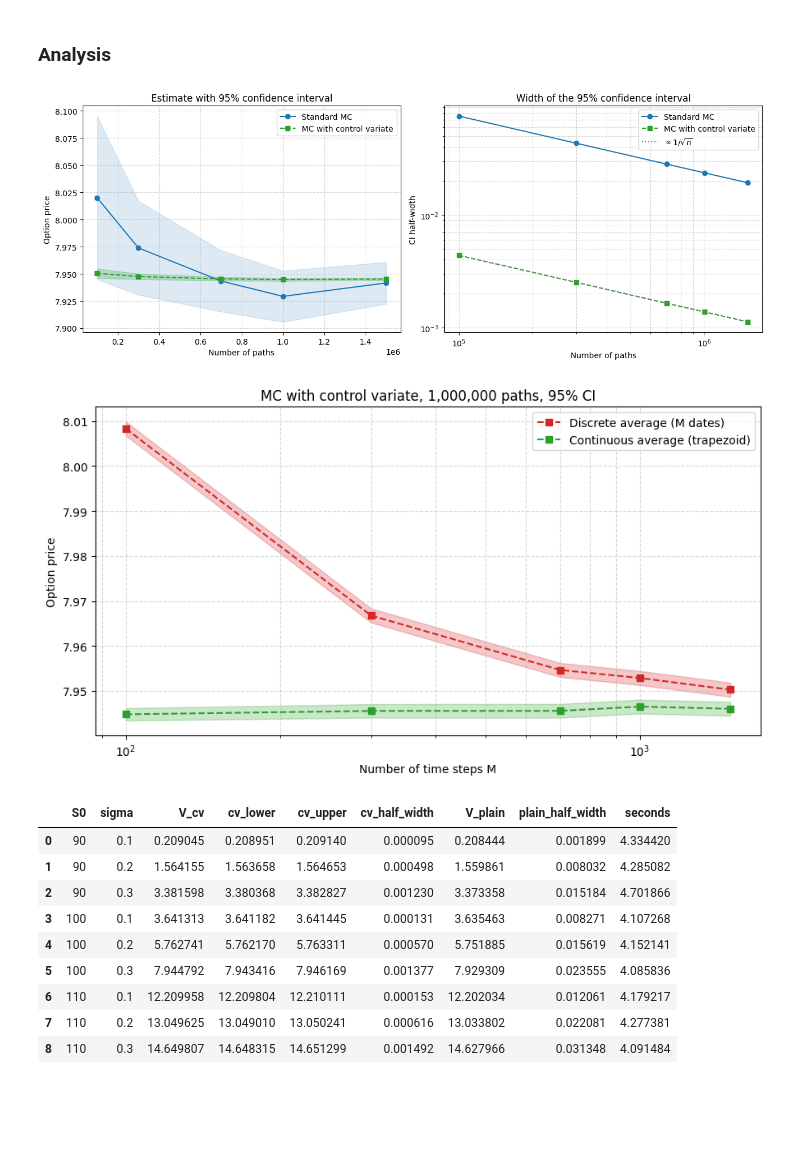
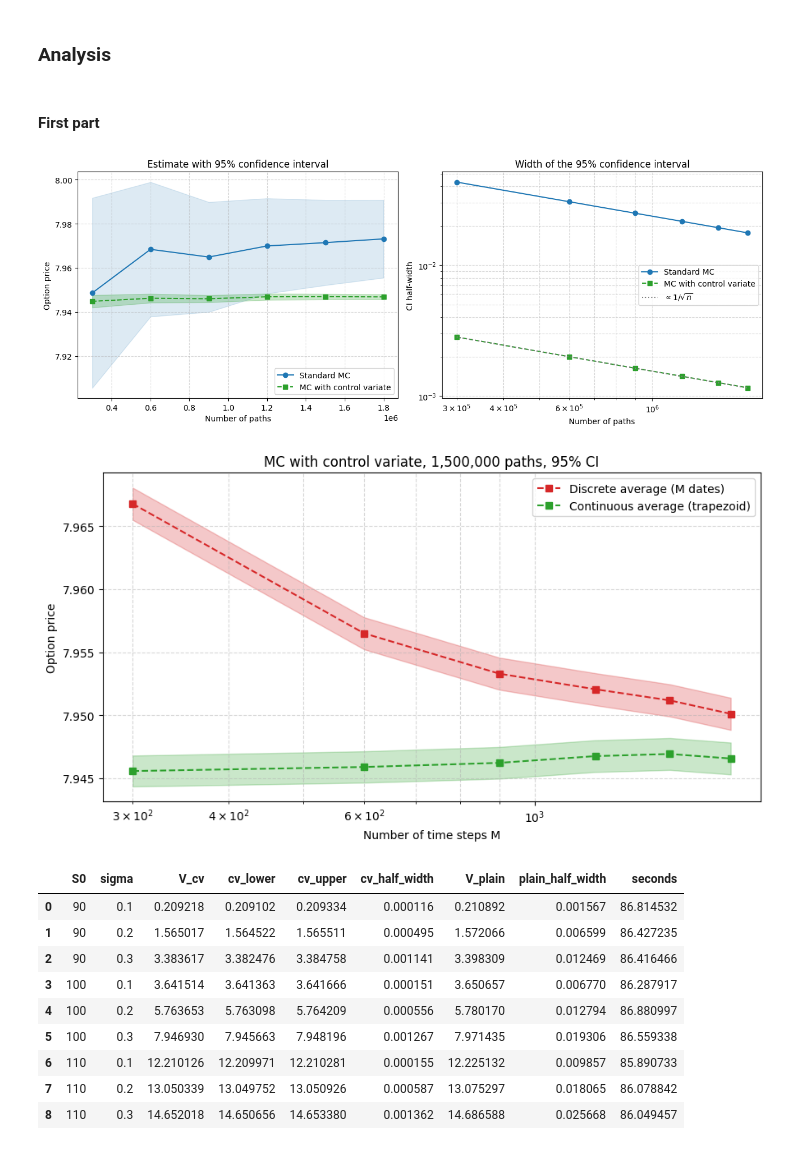
Before and after one commit to AdVy01/asian-option-pricing-with-pinns-thesis, a Jupyter notebook: notebooks/monte_carlo.ipynb, the cells around one changed output. Cells and saved outputs as stored; diff of their text form; code cells hidden in the pictures; blank space fills up the shorter version.

```diff
--- a/notebooks/monte_carlo.ipynb
+++ b/notebooks/monte_carlo.ipynb
@@ -24,27 +24,29 @@ from reports.monte_carlo_control_variate_report import (
 common = dict(S0=100, K=100, T=1.0, r=0.05, div=0.0, sigma=0.3)
 # %% [markdown]
 ### Analysis
+# %% [markdown]
+#### First part
 # %%
 df_paths, fig = accuracy_comparison_in_num_of_paths(
-    M=100, sample_sizes=[100_000, 300_000, 700_000, 1_000_000, 1_500_000], **common)
+    M=1500, sample_sizes=[300_000, 600_000, 900_000, 1_200_000, 1_500_000, 1_800_000], **common)
 
 df_steps, fig = accuracy_in_time_steps(
-    num_of_paths=1_000_000, time_steps=[100, 300, 700, 1000, 1500], reference=None, **common)
+    num_of_paths=1_500_000, time_steps=[300, 600, 900, 1200, 1500, 1800], reference=None, **common)
 # %% [output]
-[figure, old version]
+[figure, new version]
-[figure, old version]
+[figure, new version]
 # %%
 ref = reference_table(S_values=[90, 100, 110], sigmas=[0.1, 0.2, 0.3],
-                      K=100, T=1.0, r=0.05, div=0.0, M=1500, paths=1_000_000)
+                      K=100, T=1.0, r=0.05, div=0.0, M=1500, paths=1_500_000)
 ref
 # %% [output]
 |  | S0 | sigma | V_cv | cv_lower | cv_upper | cv_half_width | V_plain | plain_half_width | seconds |
-| 0 | 90 | 0.1 | 0.209045 | 0.208951 | 0.209140 | 0.000095 | 0.208444 | 0.001899 | 4.334420 |
-| 1 | 90 | 0.2 | 1.564155 | 1.563658 | 1.564653 | 0.000498 | 1.559861 | 0.008032 | 4.285082 |
-| 2 | 90 | 0.3 | 3.381598 | 3.380368 | 3.382827 | 0.001230 | 3.373358 | 0.015184 | 4.701866 |
-| 3 | 100 | 0.1 | 3.641313 | 3.641182 | 3.641445 | 0.000131 | 3.635463 | 0.008271 | 4.107268 |
-| 4 | 100 | 0.2 | 5.762741 | 5.762170 | 5.763311 | 0.000570 | 5.751885 | 0.015619 | 4.152141 |
-| 5 | 100 | 0.3 | 7.944792 | 7.943416 | 7.946169 | 0.001377 | 7.929309 | 0.023555 | 4.085836 |
-| 6 | 110 | 0.1 | 12.209958 | 12.209804 | 12.210111 | 0.000153 | 12.202034 | 0.012061 | 4.179217 |
-| 7 | 110 | 0.2 | 13.049625 | 13.049010 | 13.050241 | 0.000616 | 13.033802 | 0.022081 | 4.277381 |
-| 8 | 110 | 0.3 | 14.649807 | 14.648315 | 14.651299 | 0.001492 | 14.627966 | 0.031348 | 4.091484 |
+| 0 | 90 | 0.1 | 0.209218 | 0.209102 | 0.209334 | 0.000116 | 0.210892 | 0.001567 | 86.814532 |
+| 1 | 90 | 0.2 | 1.565017 | 1.564522 | 1.565511 | 0.000495 | 1.572066 | 0.006599 | 86.427235 |
+| 2 | 90 | 0.3 | 3.383617 | 3.382476 | 3.384758 | 0.001141 | 3.398309 | 0.012469 | 86.416466 |
+| 3 | 100 | 0.1 | 3.641514 | 3.641363 | 3.641666 | 0.000151 | 3.650657 | 0.006770 | 86.287917 |
+| 4 | 100 | 0.2 | 5.763653 | 5.763098 | 5.764209 | 0.000556 | 5.780170 | 0.012794 | 86.880997 |
+| 5 | 100 | 0.3 | 7.946930 | 7.945663 | 7.948196 | 0.001267 | 7.971435 | 0.019306 | 86.559338 |
+| 6 | 110 | 0.1 | 12.210126 | 12.209971 | 12.210281 | 0.000155 | 12.225132 | 0.009857 | 85.890733 |
+| 7 | 110 | 0.2 | 13.050339 | 13.049752 | 13.050926 | 0.000587 | 13.075297 | 0.018065 | 86.078842 |
+| 8 | 110 | 0.3 | 14.652018 | 14.650656 | 14.653380 | 0.001362 | 14.686588 | 0.025668 | 86.049457 |
```
Also changed, not shown: parts of 3 cells of this notebook.
